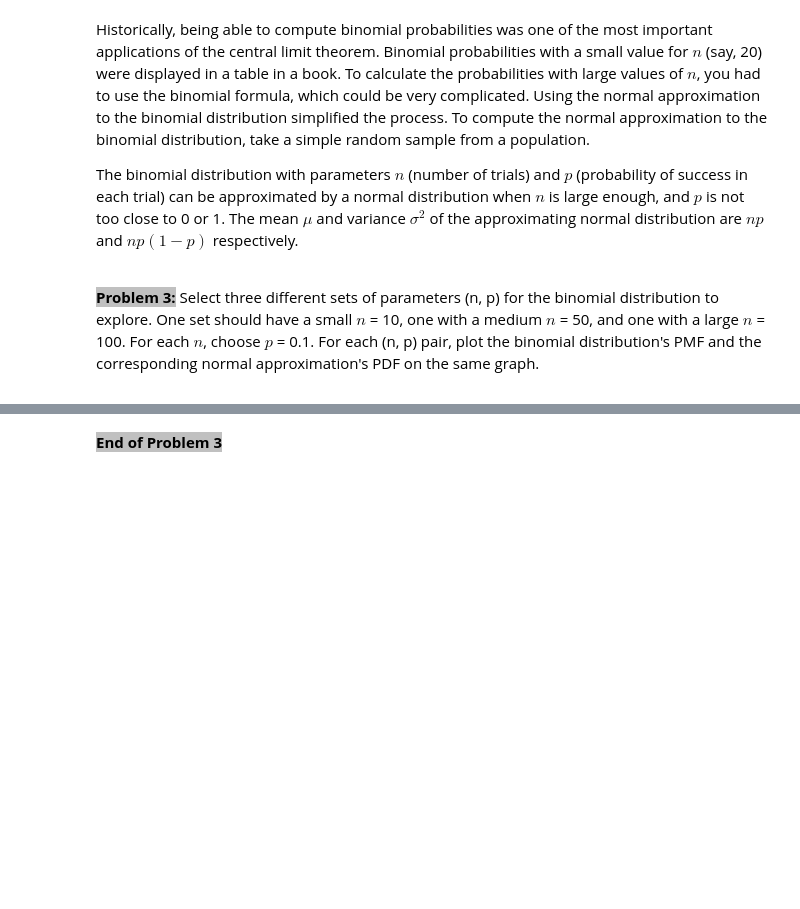
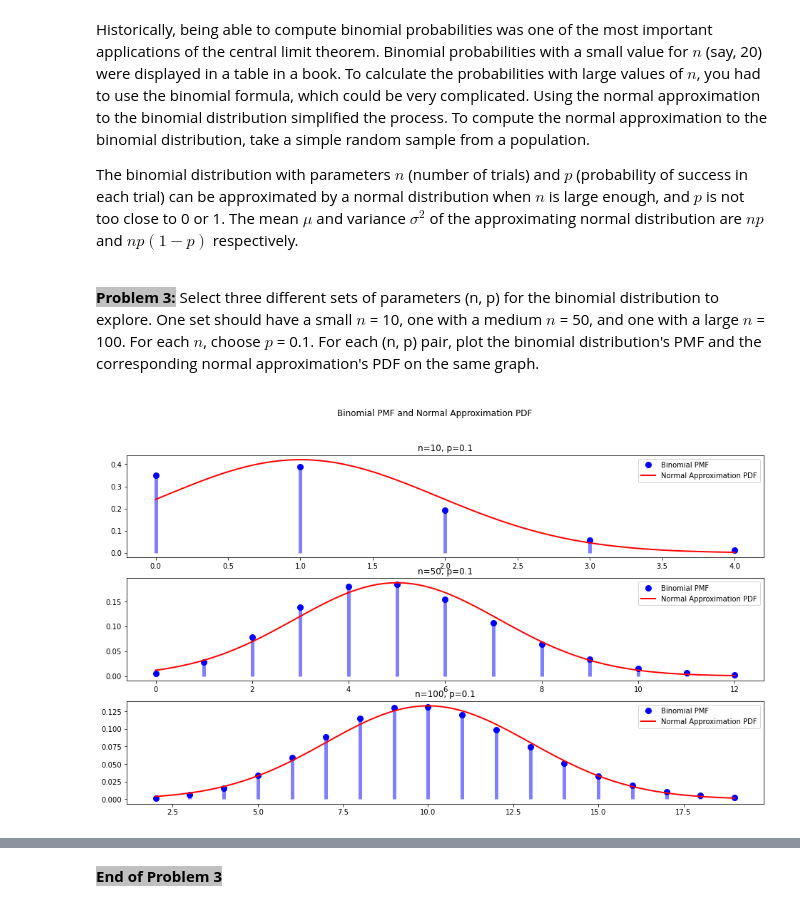
Before and after one commit to Everloom-129/ECE314_Probability_Lab, a Jupyter notebook: Lab 5/Lab 5.ipynb, the cells around one changed output, grey strips where cells are left out. Cells and saved outputs as stored; diff of their text form; code cells hidden in the pictures; blank space fills up the shorter version.

```diff
--- a/Lab 5/Lab 5.ipynb
+++ b/Lab 5/Lab 5.ipynb
@@ -395,0 +513,26 @@ The binomial distribution with parameters $n$ (number of trials) and $p$ (probab
+# %%
+params = [(10, 0.1), (50, 0.1), (100, 0.1)]
+
+fig, axes = plt.subplots(nrows=3, ncols=1, figsize=(16, 9))
+fig.suptitle('Binomial PMF and Normal Approximation PDF')
+
+for ax, (n, p) in zip(axes, params):
+    # Binomial distribution
+    mean, var = n*p, n*p*(1-p)
+    # Discrete range for the binomial distribution
+    x = np.arange(st.binom.ppf(0.001, n, p), st.binom.ppf(0.999, n, p))
+    # PMF for the binomial distribution
+    ax.plot(x, st.binom.pmf(x, n, p), 'bo', ms=8, label='Binomial PMF')
+    ax.vlines(x, 0, st.binom.pmf(x, n, p), colors='b', lw=5, alpha=0.5)
+
+    # Normal approximation
+    x_norm = np.linspace(x.min(), x.max(), 100)
+    ax.plot(x_norm, st.norm.pdf(x_norm, mean, np.sqrt(var)), 'r-', lw=2, label='Normal Approximation PDF')
+
+    ax.set_title(f'n={n}, p={p}')
+    ax.legend()
+
+# plt.tight_layout(rect=[0, 0.03, 1, 0.95])
+plt.show()
+# %% [output]
+[figure, added]
```
Also changed, not shown: parts of 18 cells of this notebook.
